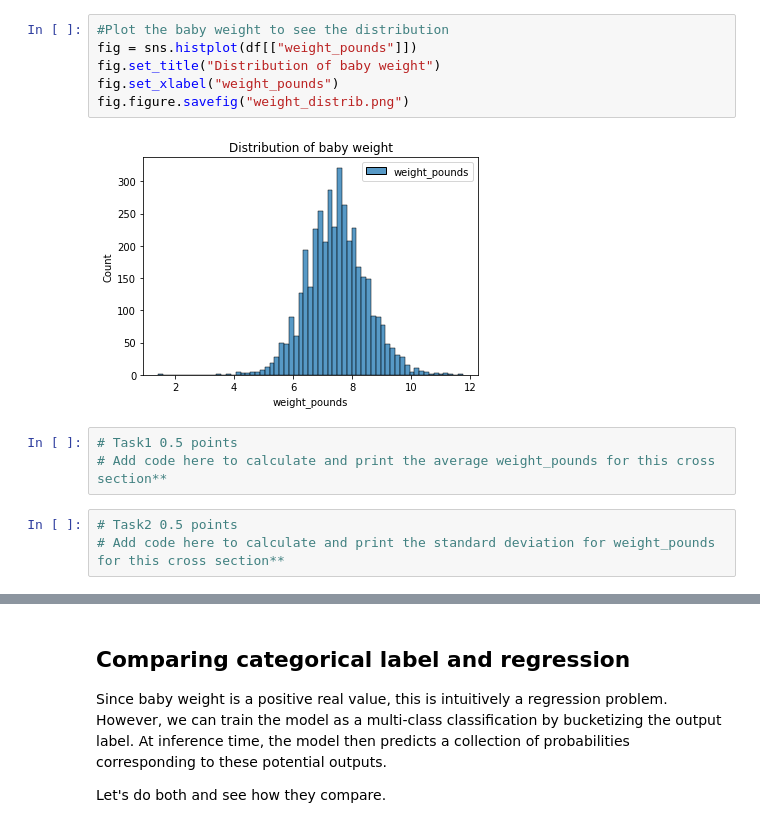
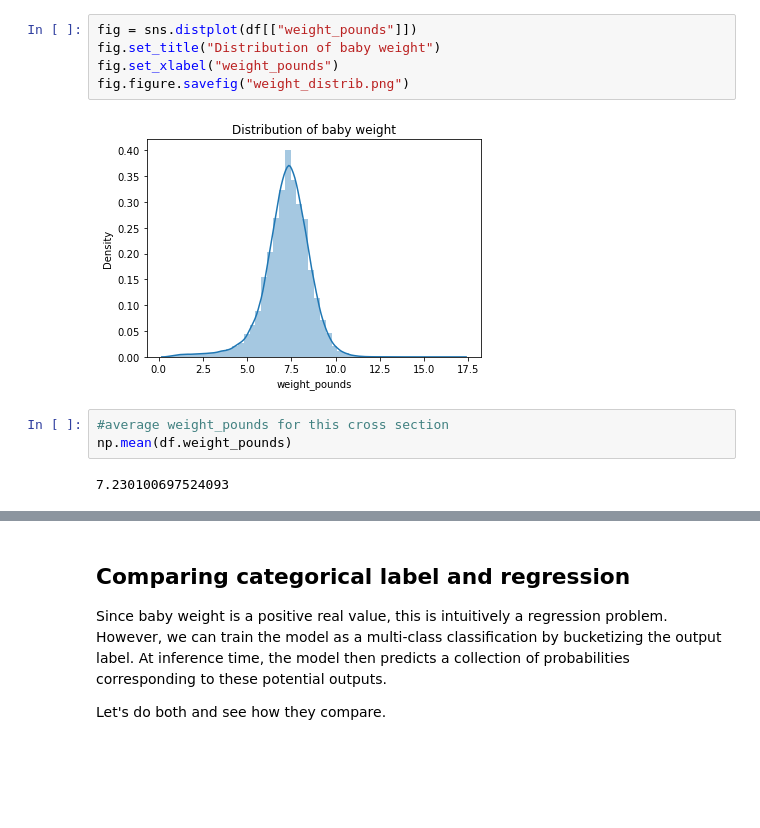
Before and after one commit to heena3443/TinkerWithAI_Git, a Jupyter notebook: Tutorial1.ipynb, the cells around one changed output, grey strips where cells are left out. Cells and saved outputs as stored; diff of their text form; blank space fills up the shorter version.

```diff
--- a/Tutorial1.ipynb
+++ b/Tutorial1.ipynb
@@ -62,14 +61,12 @@ df.head()
 # %%
-#Plot the baby weight to see the distribution
-fig = sns.histplot(df[["weight_pounds"]])
+fig = sns.distplot(df[["weight_pounds"]])
 fig.set_title("Distribution of baby weight")
 fig.set_xlabel("weight_pounds")
 fig.figure.savefig("weight_distrib.png")
 # %% [output]
-[figure, old version]
+[figure, new version]
 # %%
-# Task1 0.5 points
-# Add code here to calculate and print the average weight_pounds for this cross section**
+#average weight_pounds for this cross section
+np.mean(df.weight_pounds)
+# %% [output]
+7.230100697524093
-# %%
-# Task2 0.5 points
-# Add code here to calculate and print the standard deviation for weight_pounds for this cross section**
```
Also changed, not shown: parts of 40 cells of this notebook.
